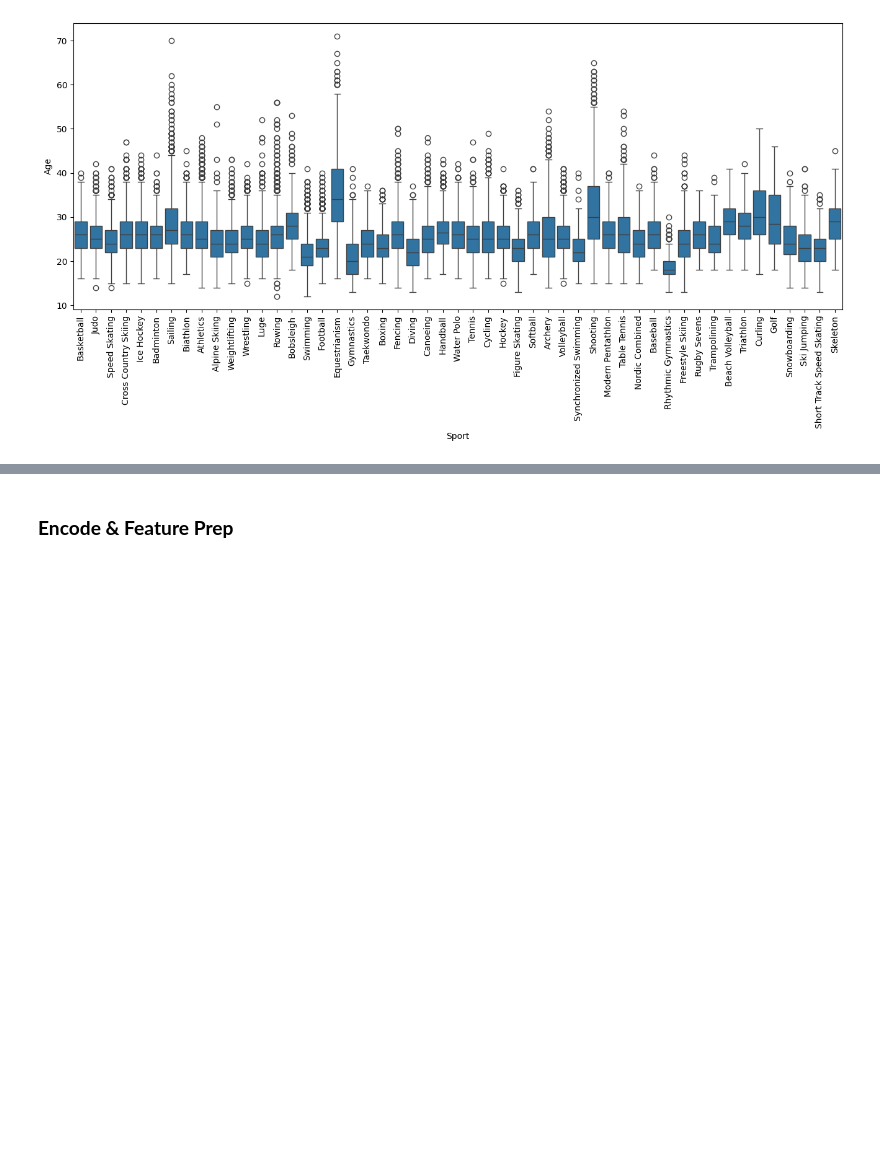
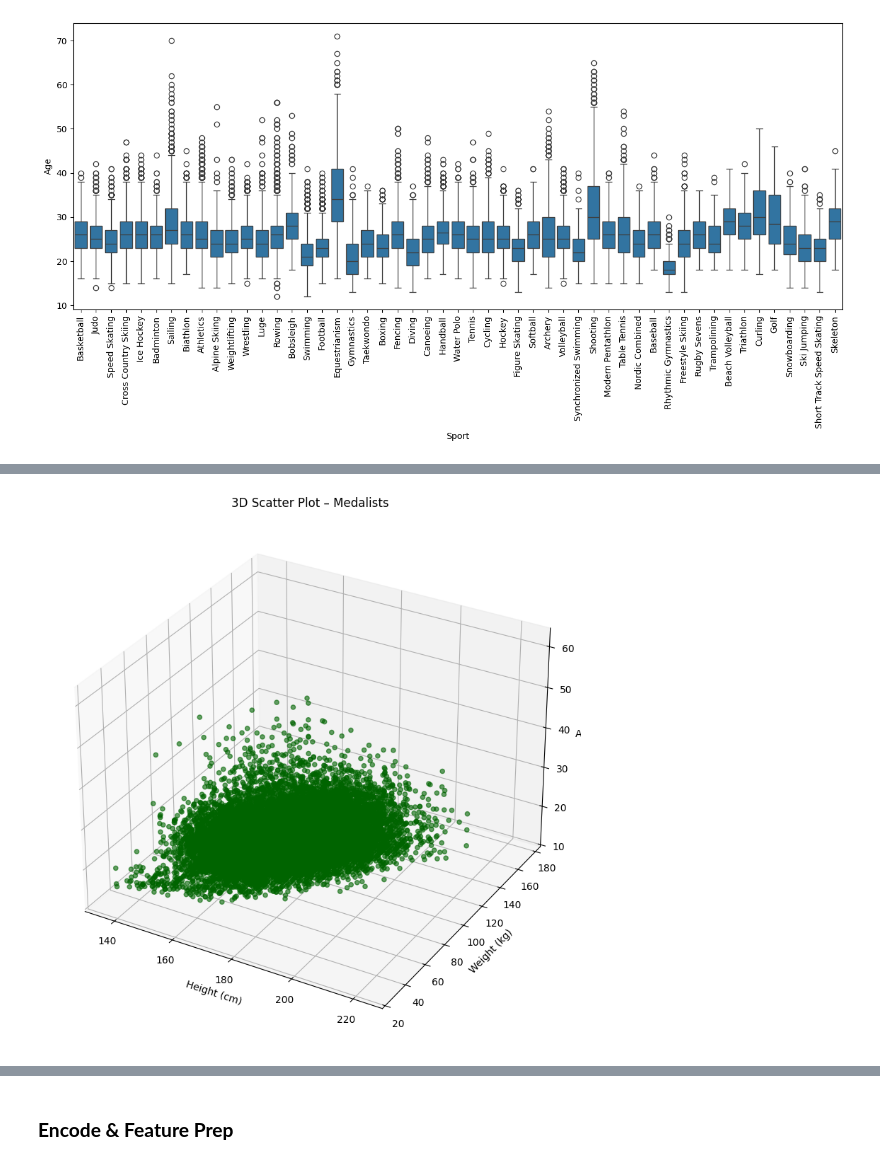
Before and after one commit to SophiaKim100/NDSRP, a Jupyter notebook: Olympic_Events.ipynb, the cells around one changed output, grey strips where cells are left out. Cells and saved outputs as stored; diff of their text form; code cells hidden in the pictures; blank space fills up the shorter version.

```diff
--- a/Olympic_Events.ipynb
+++ b/Olympic_Events.ipynb
@@ -132,0 +147,13 @@ plt.show()
+# %%
+fig = plt.figure(figsize=(10, 8))
+ax = fig.add_subplot(111, projection='3d')
+
+ax.scatter(medalists_df['Height'], medalists_df['Weight'], medalists_df['Age'], c='darkgreen', alpha=0.6)
+ax.set_xlabel('Height (cm)')
+ax.set_ylabel('Weight (kg)')
+ax.set_zlabel('Age')
+plt.title("3D Scatter Plot – Medalists")
+plt.tight_layout()
+plt.show()
+# %% [output]
+[figure, added]
```
Also changed, not shown: parts of 12 cells of this notebook.
